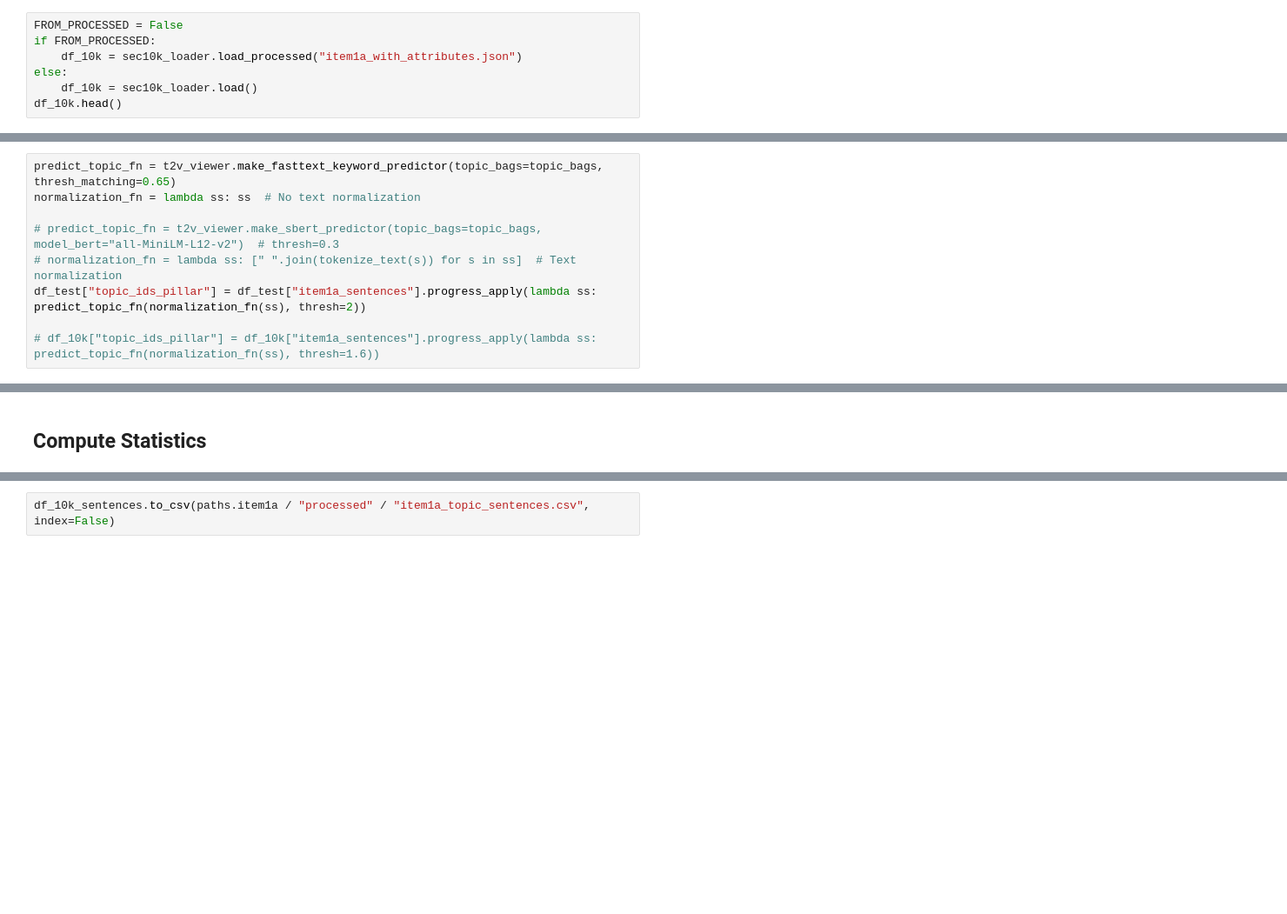
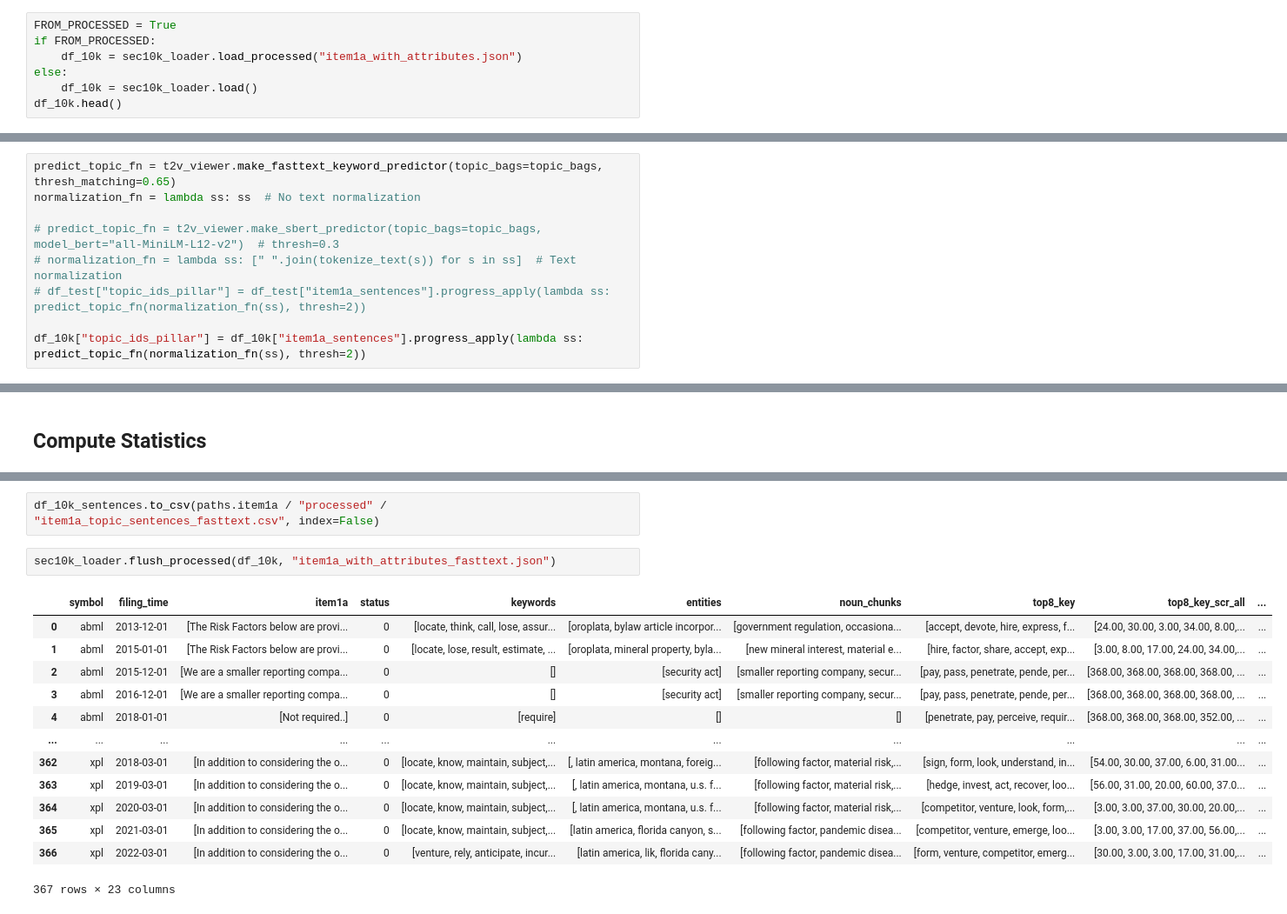
Before and after one commit to Guest400123064/mining-risk-contagion, a Jupyter notebook: notebooks/5-predict-topic-10k.ipynb, the cells around one changed output, grey strips where cells are left out. Shown at 87% size. Cells and saved outputs as stored; diff of their text form; blank space fills up the shorter version.

```diff
--- a/notebooks/5-predict-topic-10k.ipynb
+++ b/notebooks/5-predict-topic-10k.ipynb
@@ -55,7 +55,7 @@ class SEC10KLoader:
 
 sec10k_loader = SEC10KLoader()
 # %%
-FROM_PROCESSED = False
+FROM_PROCESSED = True
 if FROM_PROCESSED:
     df_10k = sec10k_loader.load_processed("item1a_with_attributes.json")
 else:
@@ -275,7 +275,7 @@ normalization_fn = lambda ss: ss  # No text normalization
 
 # predict_topic_fn = t2v_viewer.make_sbert_predictor(topic_bags=topic_bags, model_bert="all-MiniLM-L12-v2")  # thresh=0.3
 # normalization_fn = lambda ss: [" ".join(tokenize_text(s)) for s in ss]  # Text normalization
-df_test["topic_ids_pillar"] = df_test["item1a_sentences"].progress_apply(lambda ss: predict_topic_fn(normalization_fn(ss), thresh=2))
+# df_test["topic_ids_pillar"] = df_test["item1a_sentences"].progress_apply(lambda ss: predict_topic_fn(normalization_fn(ss), thresh=2))
 
-# df_10k["topic_ids_pillar"] = df_10k["item1a_sentences"].progress_apply(lambda ss: predict_topic_fn(normalization_fn(ss), thresh=1.6))
+df_10k["topic_ids_pillar"] = df_10k["item1a_sentences"].progress_apply(lambda ss: predict_topic_fn(normalization_fn(ss), thresh=2))
 # %%
@@ -461,2 +457,18 @@ df_10k_sentences.head()
 # %%
-df_10k_sentences.to_csv(paths.item1a / "processed" / "item1a_topic_sentences.csv", index=False)
+df_10k_sentences.to_csv(paths.item1a / "processed" / "item1a_topic_sentences_fasttext.csv", index=False)
+# %%
+sec10k_loader.flush_processed(df_10k, "item1a_with_attributes_fasttext.json")
+# %% [output]
+|  | symbol | filing_time | item1a | status | keywords | entities | noun_chunks | top8_key | top8_key_scr_all | ... |
+| 0 | abml | 2013-12-01 | [The Risk Factors below are provi... | 0 | [locate, think, call, lose, assur... | [oroplata, bylaw article incorpor... | [government regulation, occasiona... | [accept, devote, hire, express, f... | [24.00, 30.00, 3.00, 34.00, 8.00,... | ... |
+| 1 | abml | 2015-01-01 | [The Risk Factors below are provi... | 0 | [locate, lose, result, estimate, ... | [oroplata, mineral property, byla... | [new mineral interest, material e... | [hire, factor, share, accept, exp... | [3.00, 8.00, 17.00, 24.00, 34.00,... | ... |
+| 2 | abml | 2015-12-01 | [We are a smaller reporting compa... | 0 | [] | [security act] | [smaller reporting company, secur... | [pay, pass, penetrate, pende, per... | [368.00, 368.00, 368.00, 368.00, ... | ... |
+| 3 | abml | 2016-12-01 | [We are a smaller reporting compa... | 0 | [] | [security act] | [smaller reporting company, secur... | [pay, pass, penetrate, pende, per... | [368.00, 368.00, 368.00, 368.00, ... | ... |
+| 4 | abml | 2018-01-01 | [Not required..] | 0 | [require] | [] | [] | [penetrate, pay, perceive, requir... | [368.00, 368.00, 368.00, 352.00, ... | ... |
+| ... | ... | ... | ... | ... | ... | ... | ... | ... | ... | ... |
+| 362 | xpl | 2018-03-01 | [In addition to considering the o... | 0 | [locate, know, maintain, subject,... | [, latin america, montana, foreig... | [following factor, material risk,... | [sign, form, look, understand, in... | [54.00, 30.00, 37.00, 6.00, 31.00... | ... |
+| 363 | xpl | 2019-03-01 | [In addition to considering the o... | 0 | [locate, know, maintain, subject,... | [, latin america, montana, u.s. f... | [following factor, material risk,... | [hedge, invest, act, recover, loo... | [56.00, 31.00, 20.00, 60.00, 37.0... | ... |
+| 364 | xpl | 2020-03-01 | [In addition to considering the o... | 0 | [locate, know, maintain, subject,... | [, latin america, montana, u.s. f... | [following factor, material risk,... | [competitor, venture, look, form,... | [3.00, 3.00, 37.00, 30.00, 20.00,... | ... |
+| 365 | xpl | 2021-03-01 | [In addition to considering the o... | 0 | [locate, know, maintain, subject,... | [latin america, florida canyon, s... | [following factor, pandemic disea... | [competitor, venture, emerge, loo... | [3.00, 3.00, 17.00, 37.00, 56.00,... | ... |
+| 366 | xpl | 2022-03-01 | [In addition to considering the o... | 0 | [venture, rely, anticipate, incur... | [latin america, lik, florida cany... | [following factor, pandemic disea... | [form, venture, competitor, emerg... | [30.00, 3.00, 3.00, 17.00, 31.00,... | ... |
+367 rows × 23 columns
```
Also changed, not shown: parts of 11 cells of this notebook, 1 other file.
